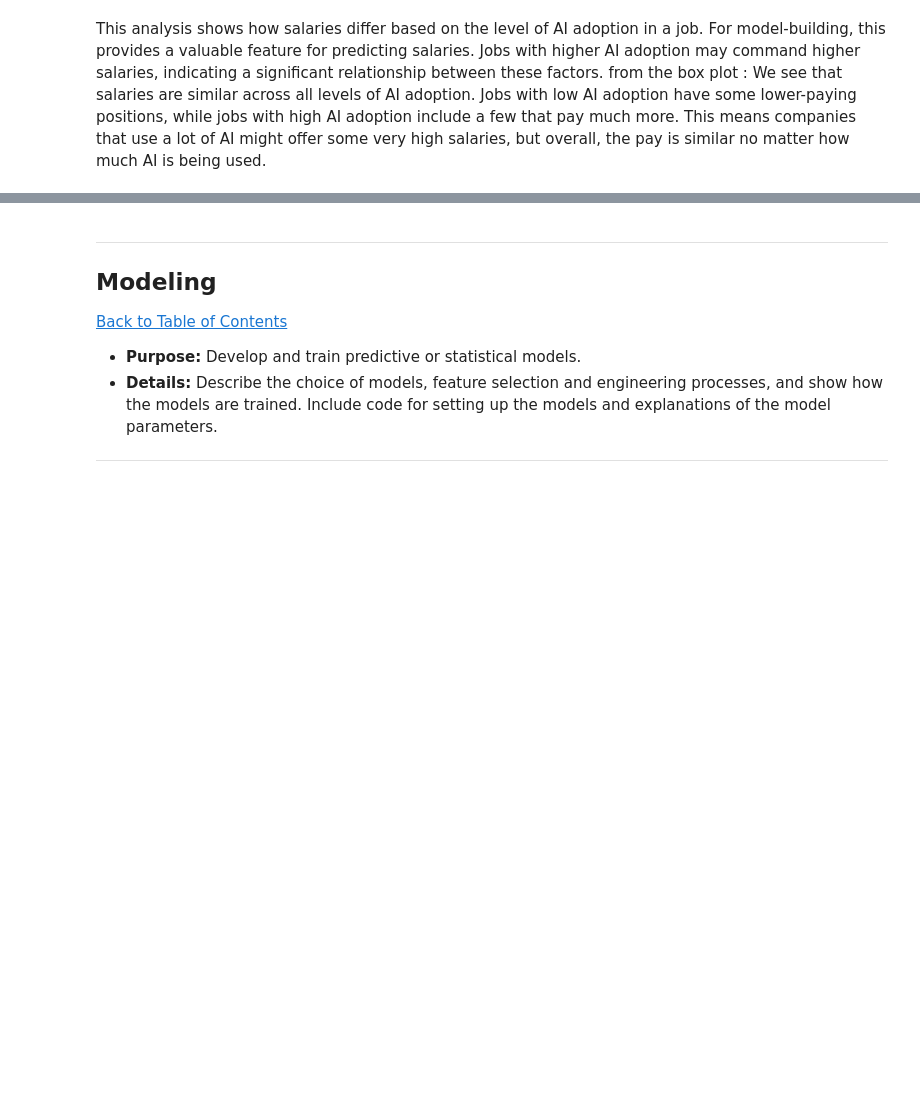
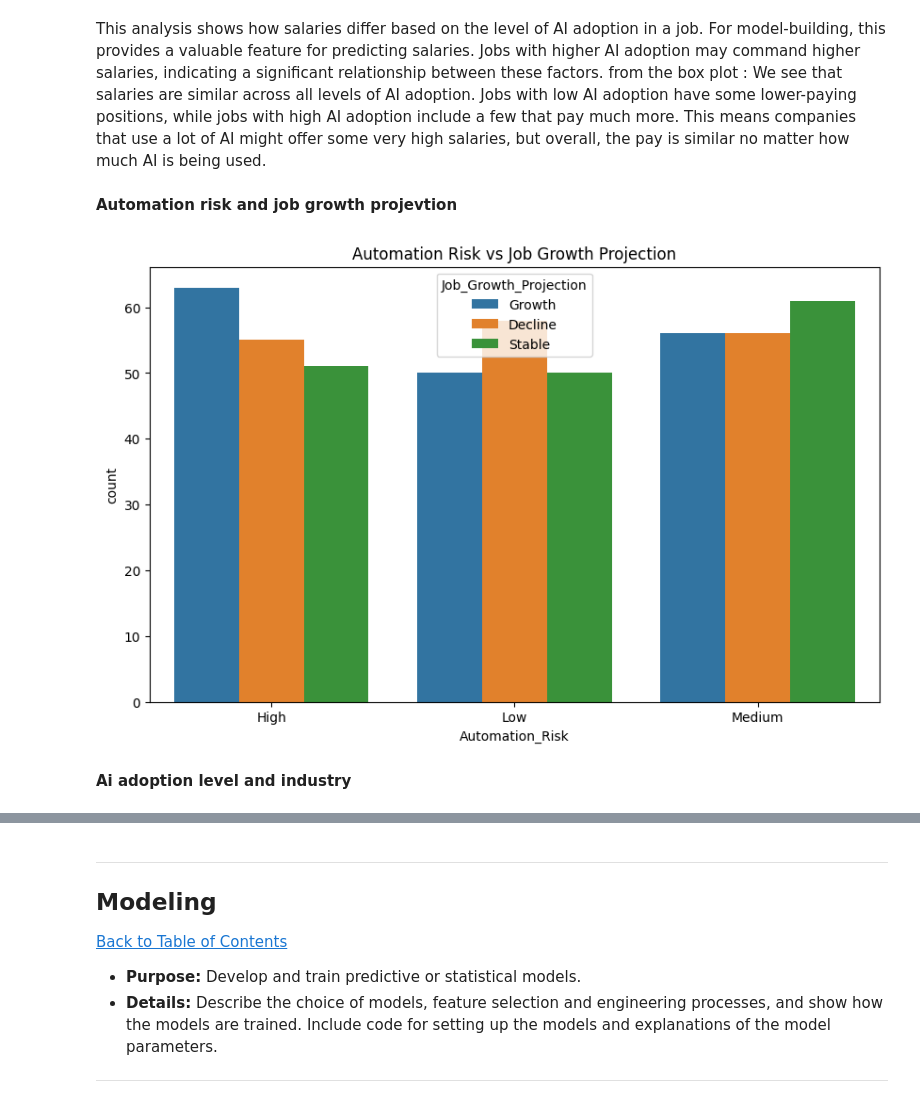
Before and after one commit to samukelisiewenkosi/workplace, a Jupyter notebook: QCTO---Workplace-Module-Notebook.ipynb, the cells around one changed output, grey strips where cells are left out. Saved outputs shown, nothing was run; the diff lists cells and outputs as text; code cells hidden in the pictures; blank space fills up the shorter version.

```diff
--- a/QCTO---Workplace-Module-Notebook.ipynb
+++ b/QCTO---Workplace-Module-Notebook.ipynb
@@ -261,6 +266,13 @@ Operations Manager       44
 Software Engineer        41
 Product Manager          39
 Name: Job_Title, dtype: int64
+# %%
+# Fill categorical missing values with mode
+categorical_columns = df.select_dtypes(include=['object']).columns
+for col in categorical_columns:
+    df[col].fillna(df[col].mode()[0], inplace=True)
+# %%
+df.columns = df.columns.str.strip()  # Remove leading/trailing spaces
 # %% [markdown]
 ---
 <a href=#five></a>
@@ -597,3 +600,14 @@ plt.show()
 This analysis shows how salaries differ based on the level of AI adoption in a job. For model-building, this provides a valuable feature for predicting salaries. Jobs with higher AI adoption may command higher salaries, indicating a significant relationship between these factors.
 from the box plot :
 We see that salaries are  similar across all levels of AI adoption. Jobs with low AI adoption have some lower-paying positions, while jobs with high AI adoption include a few that pay much more. This means companies that use a lot of AI might offer some very high salaries, but overall, the pay is similar no matter how much AI is being used.
+# %% [markdown]
+**Automation risk and job growth projevtion**
+# %%
+plt.figure(figsize=(10, 6))
+sns.countplot(data=df, x='Automation_Risk', hue='Job_Growth_Projection')
+plt.title('Automation Risk vs Job Growth Projection')
+plt.show()
+# %% [output]
+[figure, added]
+# %% [markdown]
+**Ai adoption level and industry**
```
Also changed, not shown: parts of 29 cells of this notebook.
